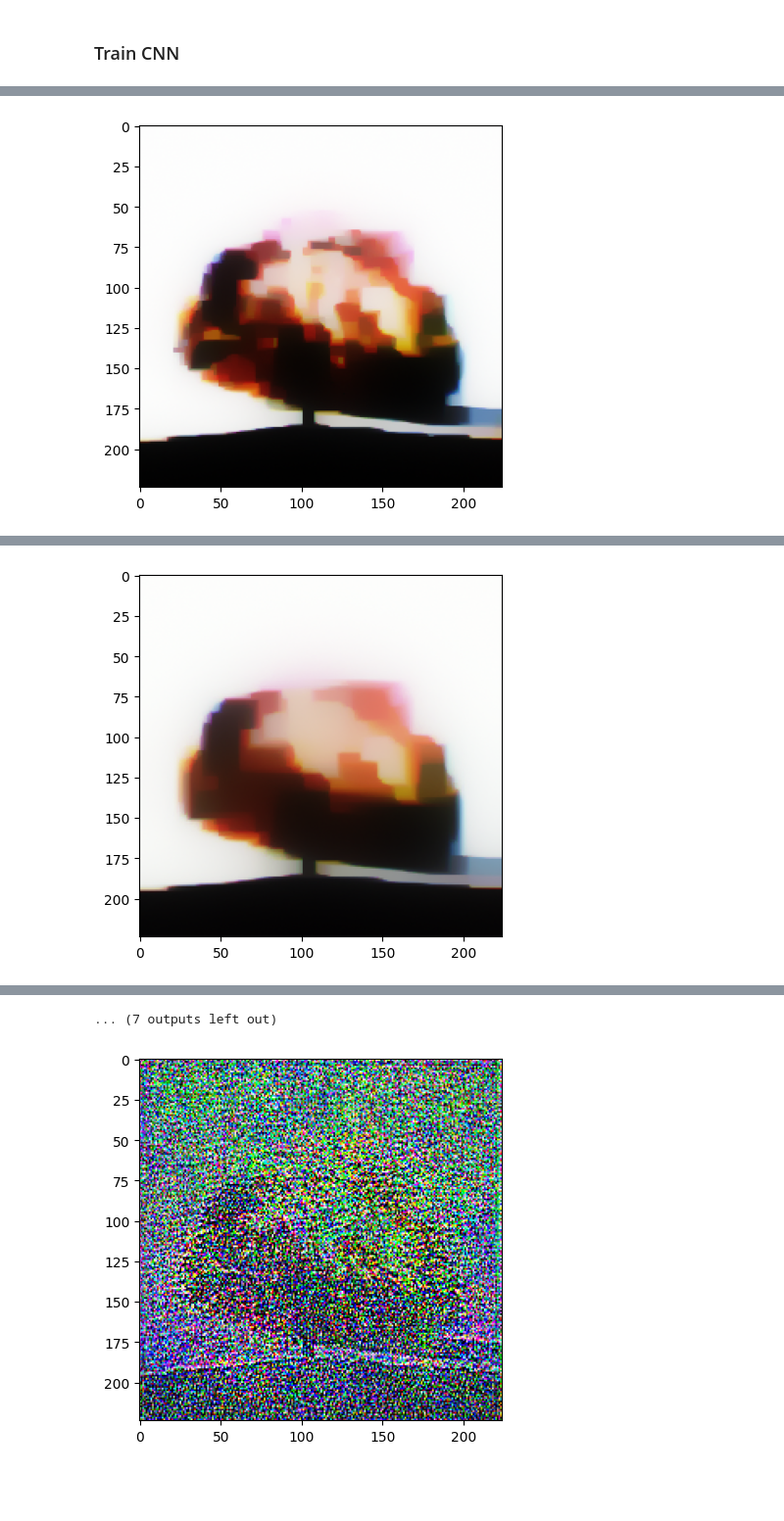
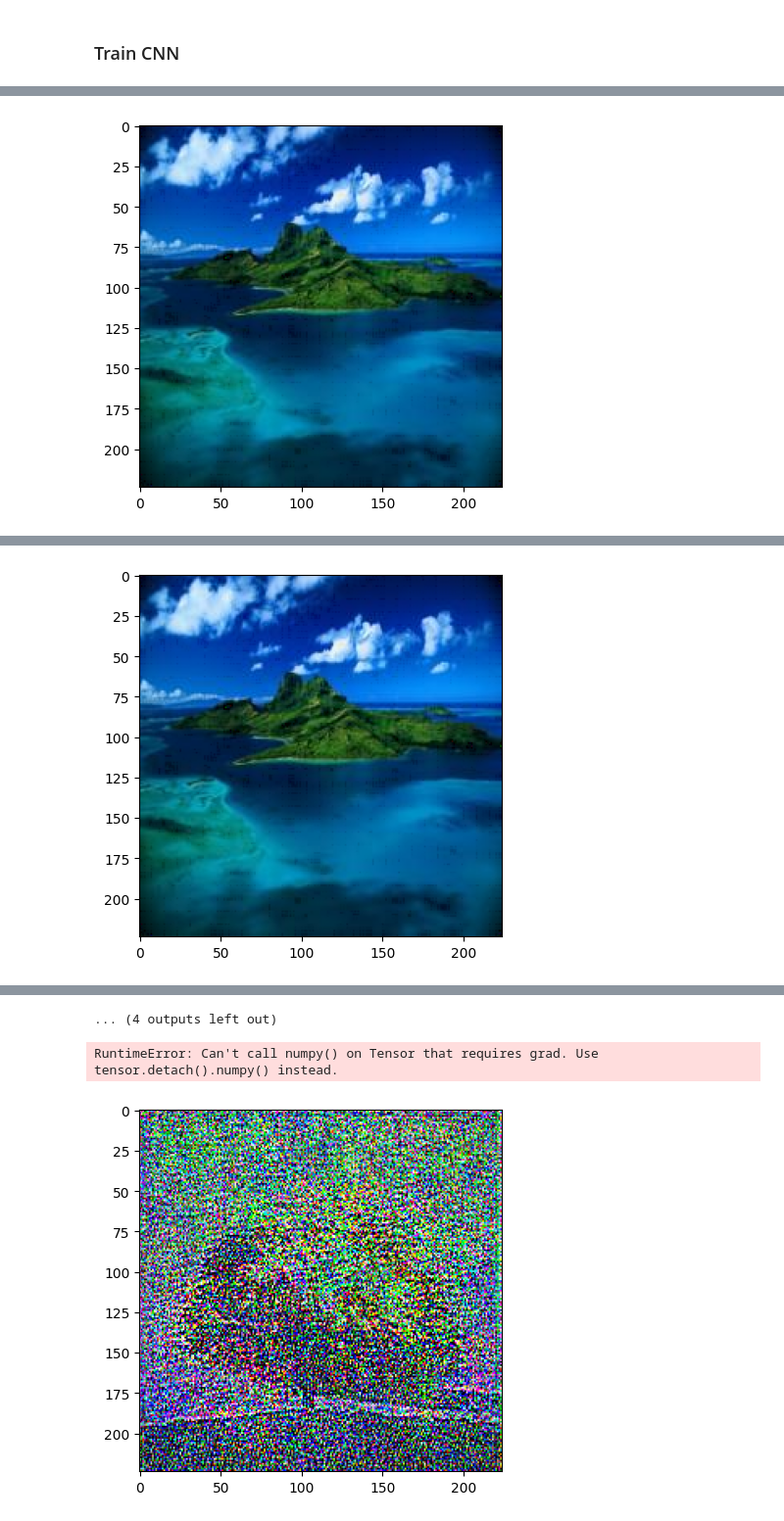
Before and after one commit to ChristofferDreist/RedditUpvotes, a Jupyter notebook: Dataset download.ipynb, the cells around one changed output, grey strips where cells are left out. Shown at 98% size. Cells and saved outputs as stored; diff of their text form; code cells hidden in the pictures; blank space fills up the shorter version.

```diff
--- a/Dataset download.ipynb
+++ b/Dataset download.ipynb
@@ -327,15 +311,11 @@ print(Loader(train_data)[0][1])
 ### Train CNN
 # %%
 # Train loop
-
-batch_size = 10
-num_epochs = 10
-learning_rate = 1e-4
 
 train_loader = Loader(train_data)
 test_loader = Loader(test_data)
 
-def CNN(learning_rate=learning_rate, batch_size_param = batch_size, num_epochs_param = num_epochs):
+def CNN(learning_rate,batch_size, num_epochs):
 
     criterion = nn.MSELoss()
     optimizer = optim.Adam(model.parameters(), lr=learning_rate)
@@ -372,7 +352,9 @@ def CNN(learning_rate=learning_rate, batch_size_param = batch_size, num_epochs_p
             for data, target in test_loader:
                 data = torch.unsqueeze(data, dim=0)
                 output = model(data)
-                test_loss += criterion(output, target)
+                test_loss += criterion(torch.tensor([output]), torch.tensor([target]))
+
+
             avg_test_loss = test_loss / len(test_loader)
             test_losses.append(avg_test_loss)
 
@@ -382,5 +364,5 @@ def CNN(learning_rate=learning_rate, batch_size_param = batch_size, num_epochs_p
 
     return model, train_losses, test_losses
 
-model, train_losses, test_losses = CNN(learning_rate=1e-4, batch_size_param=batch_size, num_epochs_param=num_epochs)
+model, train_losses, test_losses = CNN(learning_rate=1e-4, batch_size = 10, num_epochs = 10)
 # %% [output]
@@ -388,13 +380,13 @@ TypeError: 'int' object is not callable
 # %%
-# Choose a random image and normalize it
-image = Image.open("{}/{}".format(data_path, "5ceg1q.jpg"))
+# Choose a random image without normalization
+image = Image.open("{}/{}".format(image_path, "fl0b5.jpg"))
 
 plt.imshow(image)
 plt.show()
 
-image_tensor = transform(image).unsqueeze(0)
+# Convert the image to a tensor without normalization
+image_tensor = transforms.ToTensor()(image).unsqueeze(0)
 img = image_tensor.clone().detach().requires_grad_(True)
-
 
 # Set up the optimizer
 optimizer = optim.Adam([img.requires_grad_()], lr=1e-2)
@@ -427 +419 @@ Iteration 100: Loss=1.0030596256256104
-[figure, old version]
+[figure, new version]
@@ -429 +421 @@ Iteration 200: Loss=1.002193570137024
-[figure, old version]
+[figure, new version]
@@ -435,4 +427,32 @@ Iteration 500: Loss=1.0012333393096924
-... (7 outputs left out)
+... (4 outputs left out)
+# %%
+import torch
+import torchvision.transforms as transforms
+
+# Reverse normalization and convert tensor to image
+def unnormalize(image_tensor):
+    # Define the mean and standard deviation values
+    mean = [0.485, 0.456, 0.406]
+    std = [0.229, 0.224, 0.225]
+
+    # Convert the tensor to a numpy array
+    image_np = image_tensor.numpy()
+
+    # Reverse the normalization for each channel
+    for i in range(3):
+        image_np[i] = (image_np[i] * std[i]) + mean[i]
+
+    # Convert the numpy array back to a tensor
+    image_tensor = torch.from_numpy(image_np)
+
+    # Convert the tensor to an image
+    image = transforms.ToPILImage()(image_tensor)
+
+    return image
+
+unnormalize(img)
+# %% [output]
+RuntimeError: Can't call numpy() on Tensor that requires grad. Use tensor.detach().numpy() instead.
 # %%
 import matplotlib.pyplot as plt
 
```
Also changed, not shown: parts of 3 cells of this notebook.
